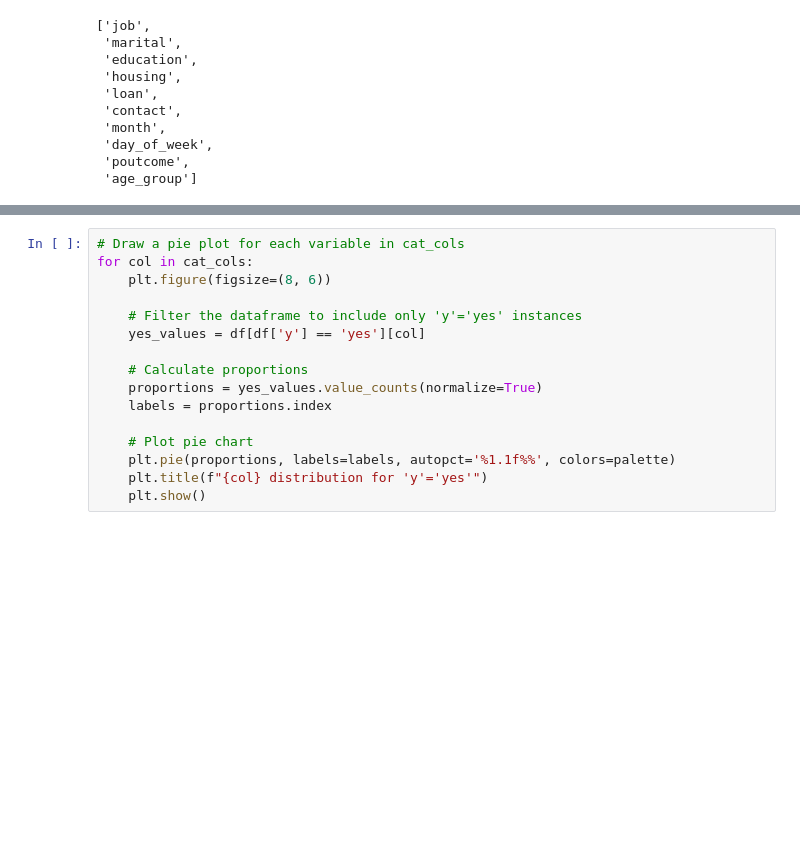
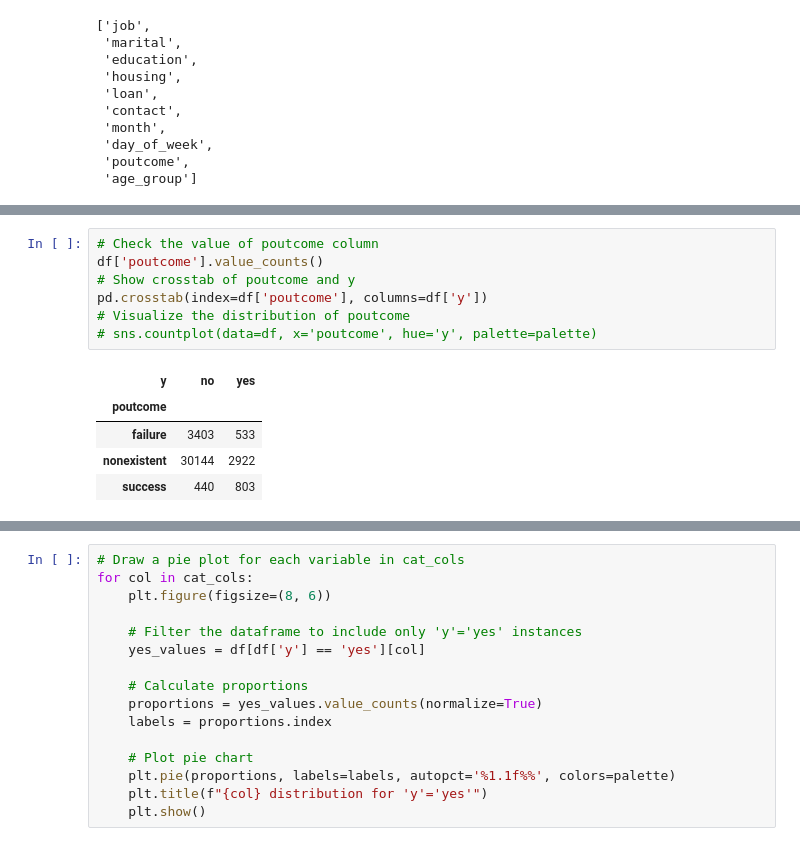
Before and after one commit to only18days/Bank-Marketing-Analysis, a Jupyter notebook: Bank Marketing Analysis.ipynb, the cells around one changed output, grey strips where cells are left out. Drawn from its saved outputs; the diff is of its cells as text; blank space fills up the shorter version.

```diff
--- a/Bank Marketing Analysis.ipynb
+++ b/Bank Marketing Analysis.ipynb
@@ -321,0 +321,13 @@ for col in cat_cols:
+# %%
+# Check the value of poutcome column
+df['poutcome'].value_counts()
+# Show crosstab of poutcome and y
+pd.crosstab(index=df['poutcome'], columns=df['y'])
+# Visualize the distribution of poutcome
+# sns.countplot(data=df, x='poutcome', hue='y', palette=palette)
+# %% [output]
+| y | no | yes |
+| poutcome |  |  |
+| failure | 3403 | 533 |
+| nonexistent | 30144 | 2922 |
+| success | 440 | 803 |
```
Also changed, not shown: parts of 2 cells of this notebook.
